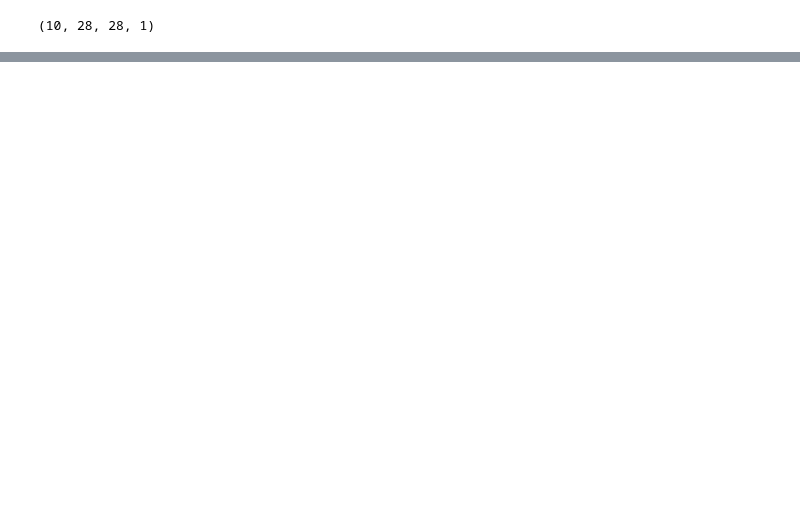
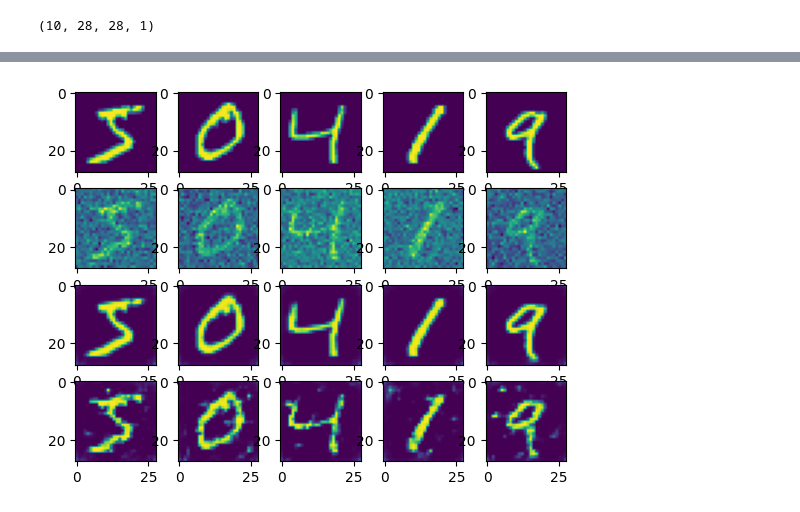
Before and after one commit to visanalexandru/AnomalyDetection, a Jupyter notebook: lab5/ex4.ipynb, the cells around one changed output, grey strips where cells are left out. Drawn from its saved outputs; the diff is of its cells as text; code cells hidden in the pictures; blank space fills up the shorter version.

```diff
--- a/lab5/ex4.ipynb
+++ b/lab5/ex4.ipynb
@@ -147,0 +193,26 @@ for i in range(5):
+# %%
+test_images = X_train[:5]
+fig, axs = plt.subplots(4, 5)
+
+noise = np.random.normal(size=test_images.shape) * 0.35
+add_noise = test_images + noise
+
+for i in range(5):
+    axs[0,i].imshow(test_images[i])
+
+for i in range(5):
+    axs[1,i].imshow(add_noise[i])
+
+for i in range(5):
+    image = np.expand_dims(test_images[i], 0)
+    reconstructed = autoencoder(image)
+
+    axs[2,i].imshow(np.squeeze(reconstructed))
+
+for i in range(5):
+    image = np.expand_dims(add_noise[i], 0)
+    reconstructed = autoencoder(image)
+
+    axs[3,i].imshow(np.squeeze(reconstructed))
+# %% [output]
+[figure, added]
```
Also changed, not shown: parts of 8 cells of this notebook.
